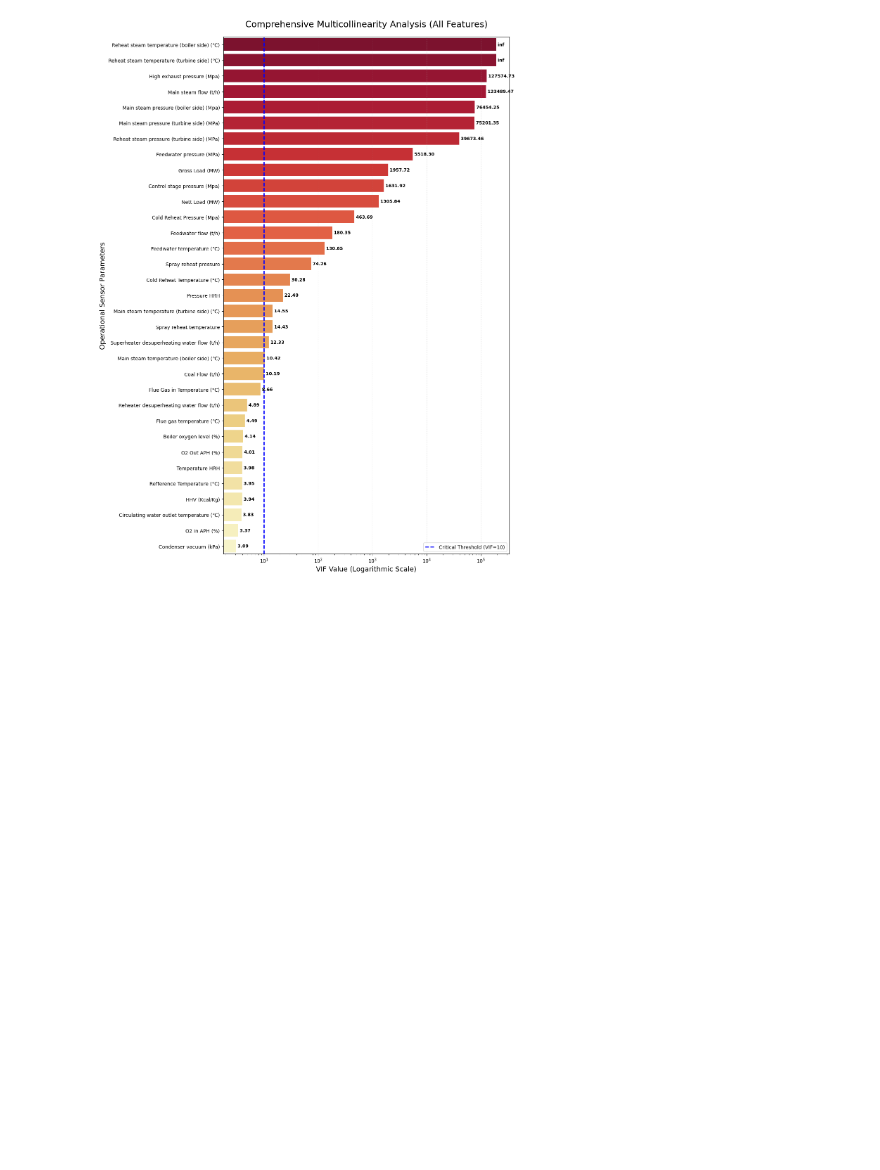
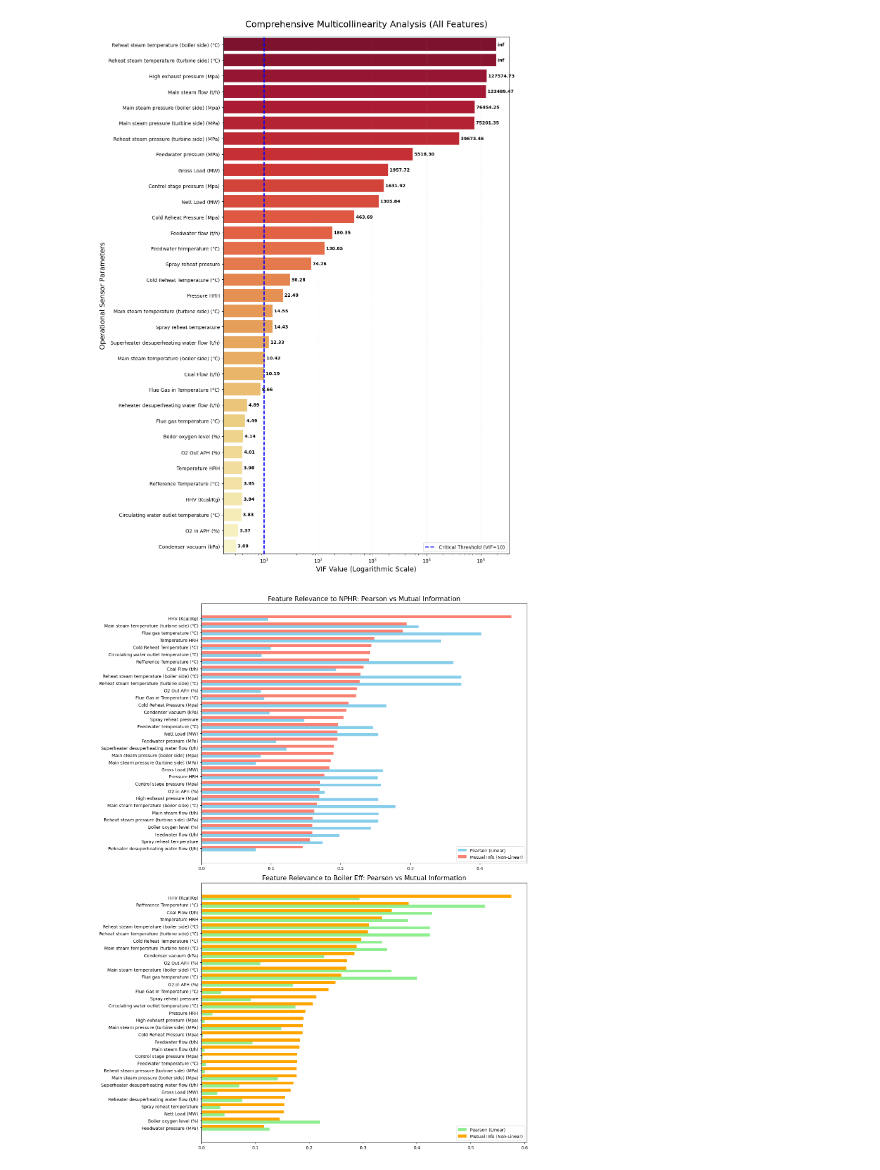
Before and after one commit to ainalirham89/MrMiMaxG-CVM, a Jupyter notebook: Statistik Analisis/Dataset 1 (ops)/VIF.ipynb, the cells around one changed output. Saved outputs shown, nothing was run; the diff lists cells and outputs as text; code cells hidden in the pictures; blank space fills up the shorter version.

```diff
--- a/Statistik Analisis/Dataset 1 (ops)/VIF.ipynb
+++ b/Statistik Analisis/Dataset 1 (ops)/VIF.ipynb
@@ -165,3 +165,63 @@ plt.tight_layout()
 plt.show()
 # %% [output]
 [figure]
+# %%
+import pandas as pd
+import numpy as np
+import seaborn as sns
+import matplotlib.pyplot as plt
+from sklearn.feature_selection import mutual_info_regression
+
+# 1. Load Data
+# df_raw_1 sudah didefinisikan sebelumnya
+target_cols = ['NPHR (Kcal/Kwh)', 'Boiler Eff (%)']
+X = df_raw_1.drop(columns=target_cols)
+y_nphr = df_raw_1['NPHR (Kcal/Kwh)']
+y_eff = df_raw_1['Boiler Eff (%)']
+
+# 2. Hitung Korelasi Pearson (Linear) terhadap Target
+pearson_nphr = X.corrwith(y_nphr).abs()
+pearson_eff = X.corrwith(y_eff).abs()
+
+# 3. Hitung Mutual Information (Non-Linear) terhadap Target
+# Kita perlu mengisi NaN jika ada agar MI bisa berjalan
+X_fill = X.fillna(X.median())
+mi_nphr = mutual_info_regression(X_fill, y_nphr, random_state=42)
+mi_eff = mutual_info_regression(X_fill, y_eff, random_state=42)
+
+# 4. Gabungkan dalam DataFrame untuk Visualisasi
+importance_df = pd.DataFrame({
+    'Feature': X.columns,
+    'Pearson_NPHR': pearson_nphr.values,
+    'MI_NPHR': mi_nphr,
+    'Pearson_Eff': pearson_eff.values,
+    'MI_Eff': mi_eff
+}).sort_values(by='MI_NPHR', ascending=False)
+
+# 5. Visualisasi Perbandingan Pearson vs MI (Justifikasi MrMiMaxG)
+plt.figure(figsize=(14, 18))
+
+# Subplot 1: Terhadap NPHR
+plt.subplot(2, 1, 1)
+df_plot_nphr = importance_df.sort_values('MI_NPHR', ascending=True)
+y_pos = np.arange(len(df_plot_nphr))
+plt.barh(y_pos - 0.2, df_plot_nphr['Pearson_NPHR'], 0.4, label='Pearson (Linear)', color='skyblue')
+plt.barh(y_pos + 0.2, df_plot_nphr['MI_NPHR'], 0.4, label='Mutual Info (Non-Linear)', color='salmon')
+plt.yticks(y_pos, df_plot_nphr['Feature'])
+plt.title('Feature Relevance to NPHR: Pearson vs Mutual Information', fontsize=15)
+plt.legend()
+
+# Subplot 2: Terhadap Boiler Efficiency
+plt.subplot(2, 1, 2)
+df_plot_eff = importance_df.sort_values('MI_Eff', ascending=True)
+y_pos = np.arange(len(df_plot_eff))
+plt.barh(y_pos - 0.2, df_plot_eff['Pearson_Eff'], 0.4, label='Pearson (Linear)', color='lightgreen')
+plt.barh(y_pos + 0.2, df_plot_eff['MI_Eff'], 0.4, label='Mutual Info (Non-Linear)', color='orange')
+plt.yticks(y_pos, df_plot_eff['Feature'])
+plt.title('Feature Relevance to Boiler Eff: Pearson vs Mutual Information', fontsize=15)
+plt.legend()
+
+plt.tight_layout()
+plt.show()
+# %% [output]
+[figure, added]
```
Also changed, not shown: parts of 1 cell of this notebook, 3 other files.
